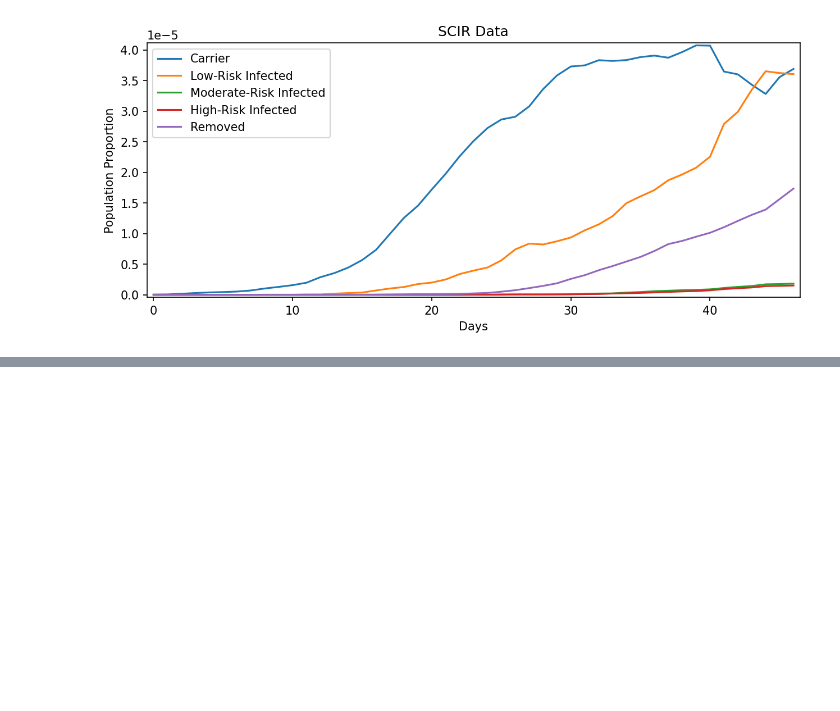
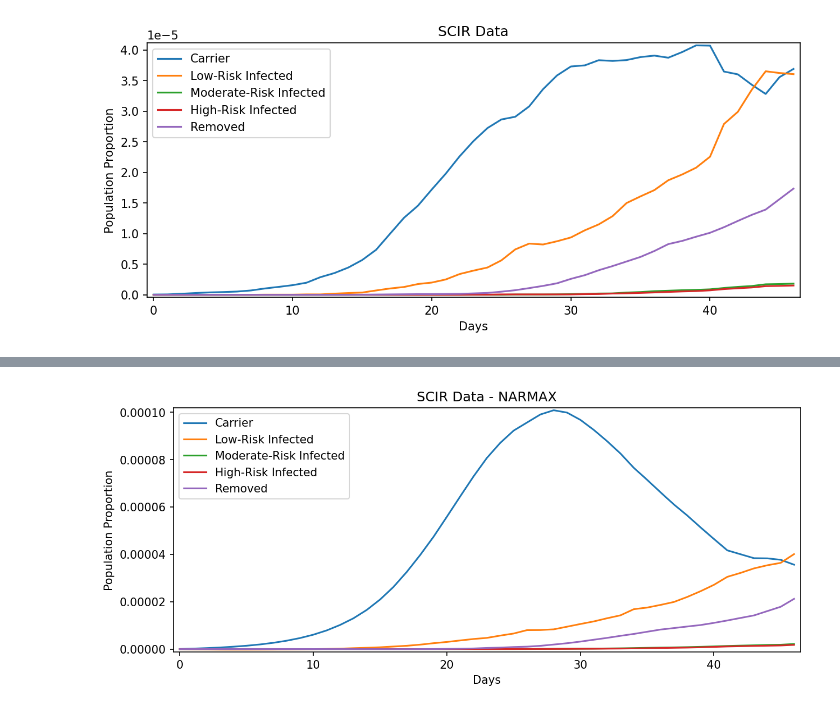
Before and after one commit to DavidContrerasFranco/Data-Driven-Dynamics-Understanding, a Jupyter notebook: Notebooks/scir.ipynb, the cells around one changed output, grey strips where cells are left out. Saved outputs shown, nothing was run; the diff lists cells and outputs as text; code cells hidden in the pictures; blank space fills up the shorter version.

```diff
--- a/Notebooks/scir.ipynb
+++ b/Notebooks/scir.ipynb
@@ -140,0 +122,11 @@ print(end='')
+# %%
+# FROLS: Forward Regression Orthogonal Least Squares algorithm
+nx_model = FROLS(
+    order_selection=True,
+    info_criteria='aic',
+    ylag=1, xlag=[[1],[1],[1],[1],[1]],
+    estimator='least_squares',
+    basis_function=Polynomial(degree=5)
+)
+
+narmax_model, narmax_sim, narmax_time = narmax_state_space(nx_model, x_train, x_test, ['s', 'c', 'ic', 'ih', 'iu', 'r'])
@@ -140,0 +140,15 @@ print(end='')
+# %%
+plt.figure(figsize=(10, 4), dpi=150)
+plt.title('SCIR Data - NARMAX')
+plt.plot(narmax_sim[:,1], label="Carrier")
+plt.plot(narmax_sim[:,2], label="Low-Risk Infected")
+plt.plot(narmax_sim[:,3], label="Moderate-Risk Infected")
+plt.plot(narmax_sim[:,4], label="High-Risk Infected")
+plt.plot(narmax_sim[:,5], label="Removed")
+plt.margins(0.01, tight=True)
+plt.xlabel("Days")
+plt.ylabel("Population Proportion")
+plt.legend()
+print(end='')
+# %% [output]
+[figure, added]
```
Also changed, not shown: parts of 6 cells of this notebook, 5 other files.
